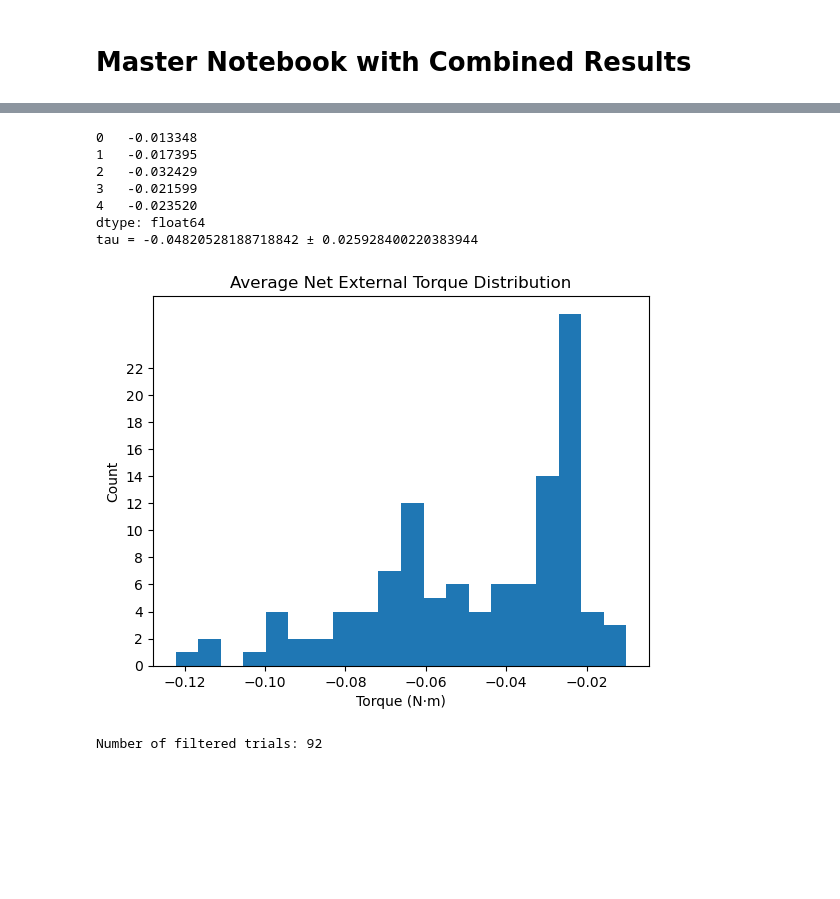
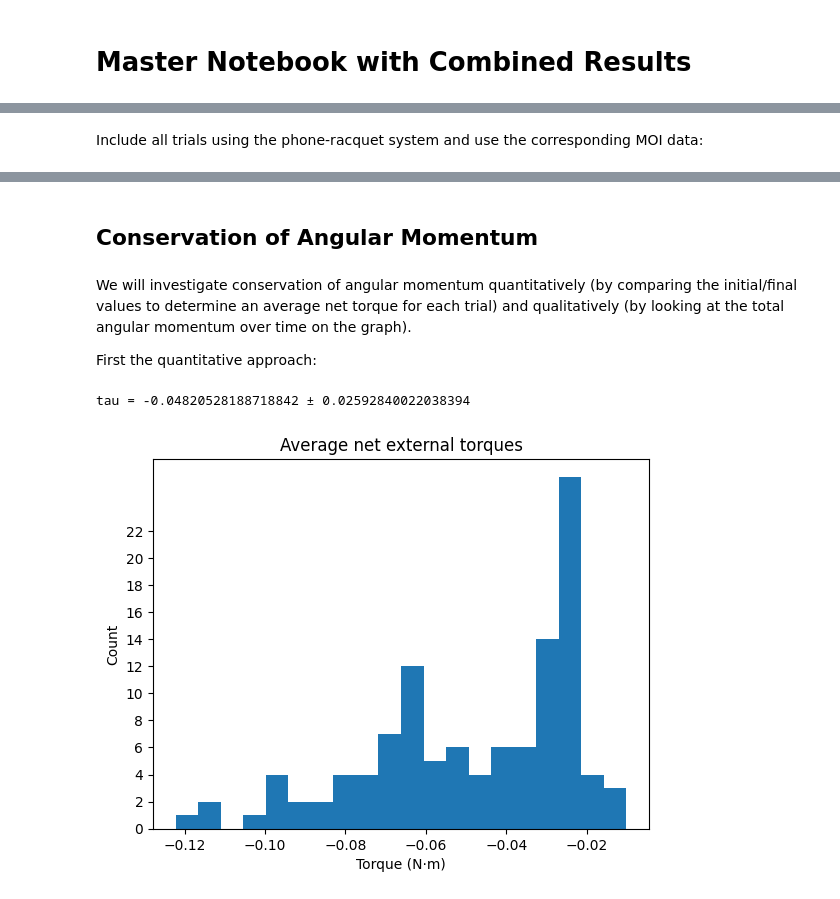
Before and after one commit to fbubbar/sci1-t2, a Jupyter notebook: analyse/combined.ipynb, the cells around one changed output, grey strips where cells are left out. Saved outputs shown, nothing was run; the diff lists cells and outputs as text; code cells hidden in the pictures; blank space fills up the shorter version.

```diff
--- a/analyse/combined.ipynb
+++ b/analyse/combined.ipynb
@@ -9,6 +7,8 @@ import sys
 sys.path.append('..')
 
 from analyse.prelude import *
+# %% [markdown]
+Include all trials using the phone-racquet system and use the corresponding MOI data:
 # %%
 trials, meta = load_files(['round2', 'round3', 'round4'])
 
@@ -31,46 +31,43 @@ for trial in trials:
 [INFO] -> discarding segment 10
 [INFO] -> discarding segment 40
 [INFO] Found 113 trials in 5 files.
+# %% [markdown]
+## Conservation of Angular Momentum
+# %% [markdown]
+We will investigate conservation of angular momentum quantitatively (by comparing the initial/final values to determine an average net torque for each trial) and qualitatively (by looking at the total angular momentum over time on the graph).
+
+First the quantitative approach:
 # %%
 first_row = []
 last_row = []
 for trial in trials:
     #print(trial.iloc[0])
     first_row.append(trial.iloc[0])
     last_row.append(trial.iloc[-1])
+
 first_row = pd.DataFrame(first_row).reset_index(drop=True)
 last_row  = pd.DataFrame(last_row).reset_index(drop=True)
+
 L0 = np.sqrt(first_row['Lx']**2 + first_row['Ly']**2 + first_row['Lz']**2)
 Lf = np.sqrt(last_row['Lx']**2 + last_row['Ly']**2 + last_row['Lz']**2)
+
 delta_L = Lf - L0
-#print(last_row.iloc[0])
 delta_T = last_row['Time (s)'] - first_row['Time (s)']
-average_torque = delta_L / delta_T
-tau = average_torque.mean()
 
-print(average_torque.head())
-dtau = average_torque.std()
+M = delta_L / delta_T
+
+# print average results
+tau = M.mean()
+dtau = M.std()
 print('tau =', tau, '±', dtau)
 
 # make histogram of torques
-
-plt.hist(average_torque, bins=20)
+plt.hist(M, bins=20)
 plt.xlabel('Torque (N⋅m)')
 plt.ylabel('Count')
-plt.title('Average Net External Torque Distribution')
+plt.title('Average net external torques')
 plt.yticks(np.arange(0, 24, 2))
 plt.show()
 # %% [output]
-0   -0.013348
-1   -0.017395
-2   -0.032429
-3   -0.021599
-4   -0.023520
-dtype: float64
-tau = -0.04820528188718842 ± 0.025928400220383944
+tau = -0.04820528188718842 ± 0.02592840022038394
-[figure, old version]
+[figure, new version]
-# %%
-trials = filter_trials(trials, 1.1)
-print('Number of filtered trials:', len(trials))
-# %% [output]
-Number of filtered trials: 92
```
Also changed, not shown: parts of 14 cells of this notebook, 3 other files.
